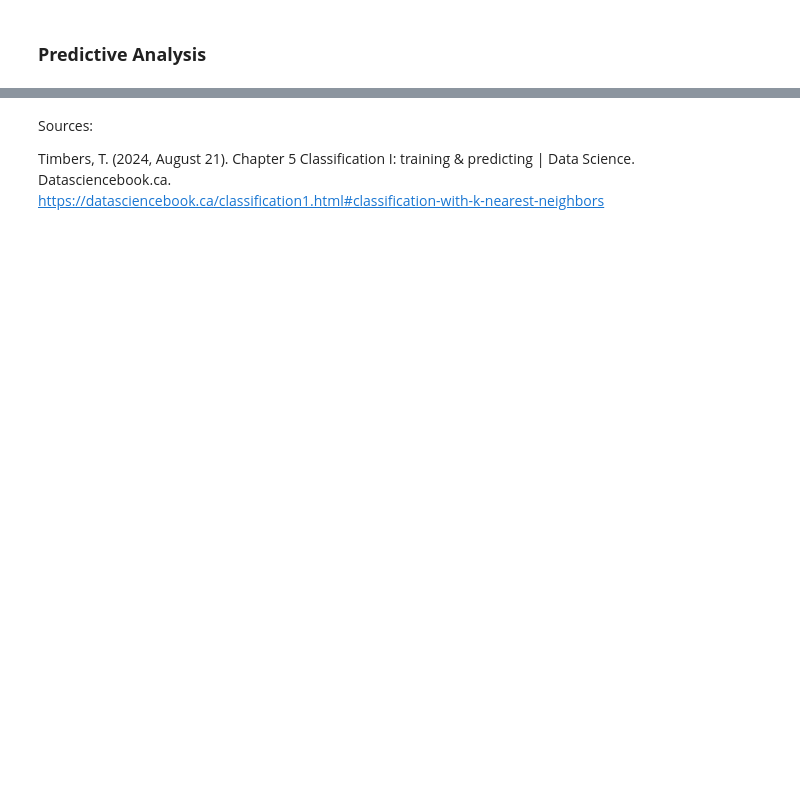
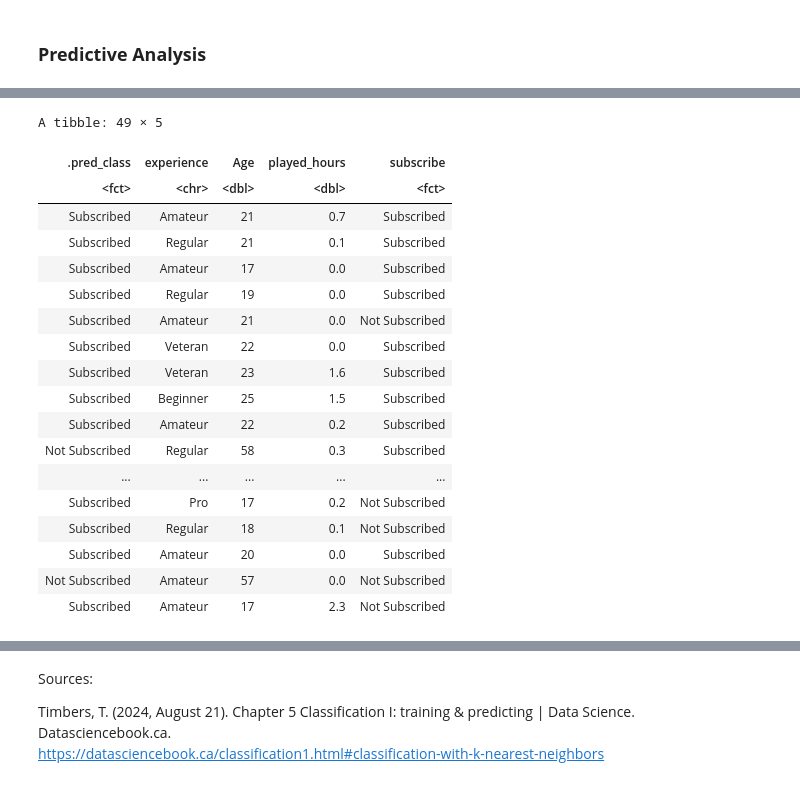
Before and after one commit to ManreetGrewal/group-project-dsci-100-final, a Jupyter notebook: Final Project.ipynb, the cells around one changed output, grey strips where cells are left out. Drawn from its saved outputs; the diff is of its cells as text; code cells hidden in the pictures; blank space fills up the shorter version.

Commit message:
Added Predicted Analysis

```diff
--- a/Final Project.ipynb
+++ b/Final Project.ipynb
@@ -204,0 +312,16 @@ It is worth mentioning that the value of K is important when useing the K-neares
+# %%
+knn_spec <- nearest_neighbor(weight_func = "rectangular", neighbors = 19) |>
+    set_engine("kknn") |>
+    set_mode("classification")
+
+
+player_recipe <- recipe(subscribe ~ Age + played_hours, data = players_pred) |>
+    step_scale(all_predictors()) |>
+    step_center(all_predictors())
+
+
+knn_fit <- workflow() |>
+    add_recipe(player_recipe) |>
+    add_model(knn_spec) |>
+    fit(data = players_train)
+knn_fit
@@ -204,0 +348,24 @@ It is worth mentioning that the value of K is important when useing the K-neares
+# %%
+players_prediction <- predict(knn_fit, players_test) |>
+    bind_cols(players_test)
+players_prediction
+# %% [output]
+A tibble: 49 × 5
+| .pred_class | experience | Age | played_hours | subscribe |
+| <fct> | <chr> | <dbl> | <dbl> | <fct> |
+| Subscribed | Amateur | 21 | 0.7 | Subscribed |
+| Subscribed | Regular | 21 | 0.1 | Subscribed |
+| Subscribed | Amateur | 17 | 0.0 | Subscribed |
+| Subscribed | Regular | 19 | 0.0 | Subscribed |
+| Subscribed | Amateur | 21 | 0.0 | Not Subscribed |
+| Subscribed | Veteran | 22 | 0.0 | Subscribed |
+| Subscribed | Veteran | 23 | 1.6 | Subscribed |
+| Subscribed | Beginner | 25 | 1.5 | Subscribed |
+| Subscribed | Amateur | 22 | 0.2 | Subscribed |
+| Not Subscribed | Regular | 58 | 0.3 | Subscribed |
+| ... | ... | ... | ... | ... |
+| Subscribed | Pro | 17 | 0.2 | Not Subscribed |
+| Subscribed | Regular | 18 | 0.1 | Not Subscribed |
+| Subscribed | Amateur | 20 | 0.0 | Subscribed |
+| Not Subscribed | Amateur | 57 | 0.0 | Not Subscribed |
+| Subscribed | Amateur | 17 | 2.3 | Not Subscribed |
```
Also changed, not shown: parts of 12 cells of this notebook.
